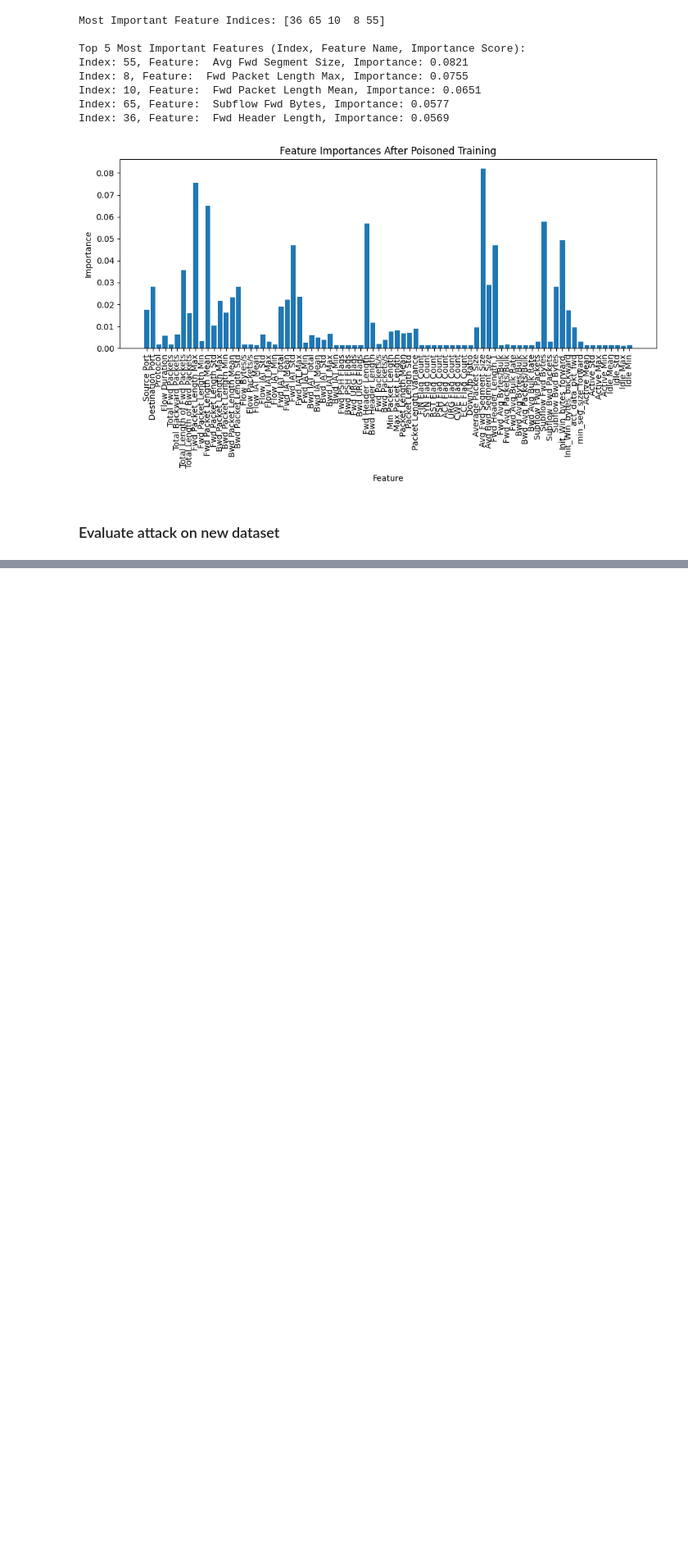
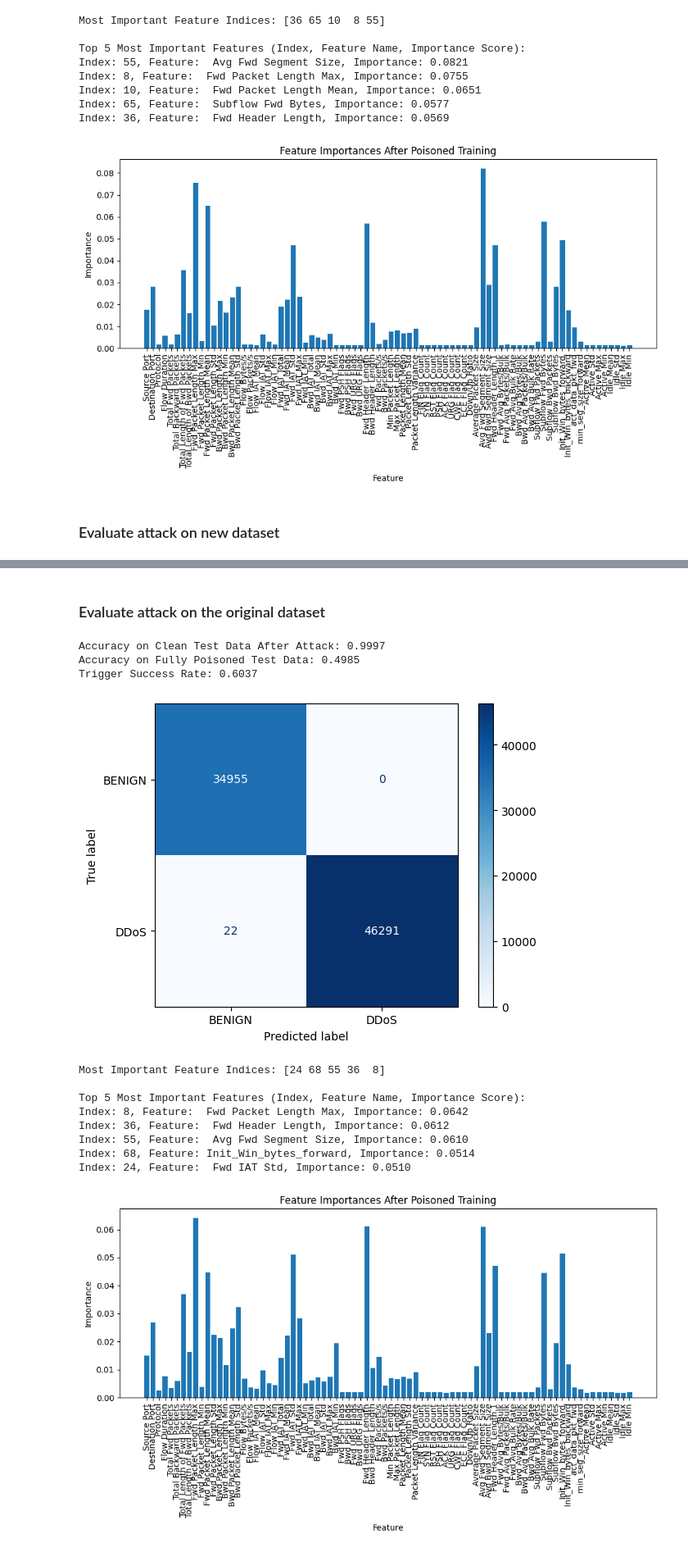
Before and after one commit to Picard4/SOEN-321-Project, a Jupyter notebook: Training_v4.ipynb, the cells around one changed output, grey strips where cells are left out. Shown at 82% size. Drawn from its saved outputs; the diff is of its cells as text; code cells hidden in the pictures; blank space fills up the shorter version.

Commit message:
Added least important features - may need an update

```diff
--- a/Training_v4.ipynb
+++ b/Training_v4.ipynb
@@ -340,0 +345,18 @@ Index: 36, Feature:  Fwd Header Length, Importance: 0.0569
+# %%
+# Extract least important features
+importances = rf_classifier.feature_importances_
+least_important_indices = np.argsort(importances)[:5]
+print(f"Most Important Feature Indices: {least_important_indices}")
+
+# Step 5: Apply the Attack
+destructive_attack = DestructiveAttack(
+    trigger_feature_indices=least_important_indices,
+    base_trigger_value=0.1,
+    noise_level=1.0
+)
+
+# Poison the training dataset
+X_poisoned, y_poisoned = destructive_attack.poison_dataset(X_train, y_train, poison_ratio=0.1)
+
+# Retrain the model on poisoned data
+rf_classifier.fit(X_poisoned, y_poisoned)
@@ -340,0 +366,57 @@ Index: 36, Feature:  Fwd Header Length, Importance: 0.0569
+# %% [markdown]
+### Evaluate attack on the original dataset
+# %%
+# Step 6: Evaluate the Attack
+# Evaluate on clean test data
+y_pred_clean_after_attack = rf_classifier.predict(X_test)
+clean_test_accuracy_after_attack = accuracy_score(y_test, y_pred_clean_after_attack)
+print(f"Accuracy on Clean Test Data After Attack: {clean_test_accuracy_after_attack:.4f}")
+
+# Evaluate on fully poisoned test data
+X_test_poisoned, y_test_poisoned = destructive_attack.poison_dataset(X_test, y_test, poison_ratio=1.0)
+y_pred_test_poisoned = rf_classifier.predict(X_test_poisoned)
+poisoned_test_accuracy = accuracy_score(y_test_poisoned, y_pred_test_poisoned)
+print(f"Accuracy on Fully Poisoned Test Data: {poisoned_test_accuracy:.4f}")
+
+# Evaluate the trigger success rate
+X_triggered = destructive_attack.add_trigger(X_test)
+y_pred_triggered = rf_classifier.predict(X_triggered)
+trigger_success_rate = np.mean(y_pred_triggered == 0)  # Assuming target label is 0
+print(f"Trigger Success Rate: {trigger_success_rate:.4f}")
+
+# Plot confusion matrix
+cm = confusion_matrix(y_test, y_pred_clean_after_attack)
+disp = ConfusionMatrixDisplay(confusion_matrix=cm, display_labels=label_encoder.classes_)
+disp.plot(cmap=plt.cm.Blues)
+plt.show()
+
+# Get feature importance of original model after attack
+features = data.drop([' Label'], axis=1).columns
+importances = rf_classifier.feature_importances_
+most_important_indices = np.argsort(importances)[-5:]  # Top 5 most important features
+print(f"\nMost Important Feature Indices: {most_important_indices}")
+
+# Get the feature names before converting the DataFrame to NumPy array
+feature_names = data.drop([' Label'], axis=1).columns
+
+# Print feature names, indices, and their importance scores
+print("\nTop 5 Most Important Features (Index, Feature Name, Importance Score):")
+for i in reversed(most_important_indices):  # Reverse to show the highest importance first
+    print(f"Index: {i}, Feature: {feature_names[i]}, Importance: {importances[i]:.4f}")
+
+# Plot feature importances
+plot_feature_importances(features, importances, title="Feature Importances After Poisoned Training")
+# %% [output]
+Accuracy on Clean Test Data After Attack: 0.9997
+Accuracy on Fully Poisoned Test Data: 0.4985
+Trigger Success Rate: 0.6037
+[figure, added]
+Most Important Feature Indices: [24 68 55 36  8]
+
+Top 5 Most Important Features (Index, Feature Name, Importance Score):
+Index: 8, Feature:  Fwd Packet Length Max, Importance: 0.0642
+Index: 36, Feature:  Fwd Header Length, Importance: 0.0612
+Index: 55, Feature:  Avg Fwd Segment Size, Importance: 0.0610
+Index: 68, Feature: Init_Win_bytes_forward, Importance: 0.0514
+Index: 24, Feature:  Fwd IAT Std, Importance: 0.0510
+[figure, added]
```
Also changed, not shown: parts of 7 cells of this notebook.
